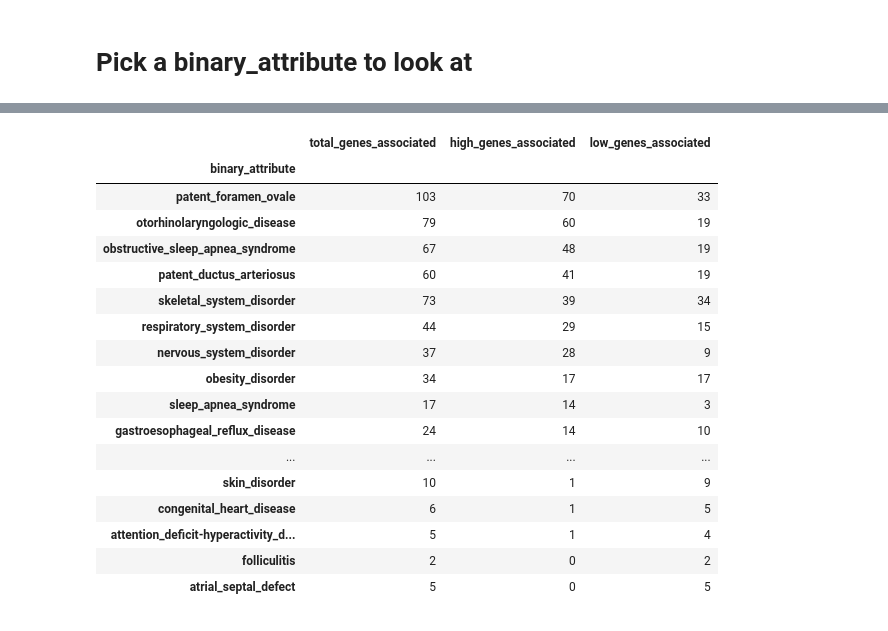
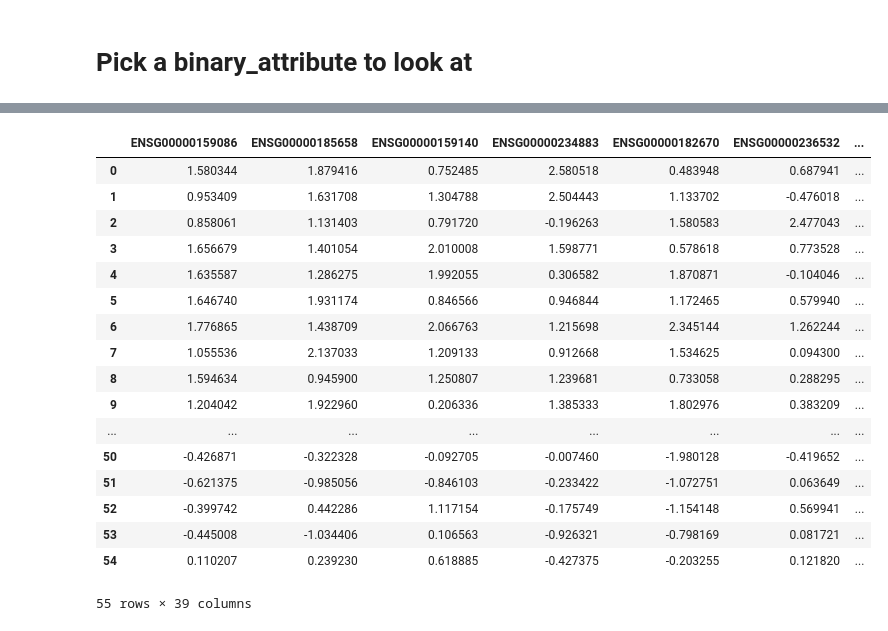
Before and after one commit to reza610/psea, a Jupyter notebook: notebook_example/one_comorbid_many_gene.ipynb, the cells around one changed output, grey strips where cells are left out. Cells and saved outputs as stored; diff of their text form; code cells hidden in the pictures.

```diff
--- a/notebook_example/one_comorbid_many_gene.ipynb
+++ b/notebook_example/one_comorbid_many_gene.ipynb
@@ -162,0 +22,5 @@ agene_df
+# %%
+#This brings in the normalized counts for all the individuals with Trisomy 21 in the Human Trisome Project. These are not the real count data but are similar to reall count data.
+#df=pd.read_csv('/content/drive/MyDrive/normcounts.csv')
+url_counts="https://media.githubusercontent.com/media/Dowell-Lab/psea/refs/heads/main/testdata/value_expression_large.csv"
+gene_exp_df=pd.read_csv(url_counts, index_col=0)
@@ -274,26 +74,43 @@ df_nona_threshold_names["high_get_disorder"] = df_nona_threshold_names["NES"]<0
-# %%
-#df.groupby('Company Name')['Amount'].agg(['sum','count'])
-n_genes_associated = df_nona_threshold_names.groupby('binary_attribute')["high_get_disorder"].agg(['count', 'sum'])
-n_genes_associated.columns = ["total_genes_associated", "high_genes_associated"]
-n_genes_associated = n_genes_associated.sort_values(["high_genes_associated"], ascending=False)
-n_genes_associated["low_genes_associated"] = n_genes_associated["total_genes_associated"]-n_genes_associated["high_genes_associated"]
-n_genes_associated
-# %% [output]
-|  | total_genes_associated | high_genes_associated | low_genes_associated |
-| binary_attribute |  |  |  |
-| patent_foramen_ovale | 103 | 70 | 33 |
-| otorhinolaryngologic_disease | 79 | 60 | 19 |
-| obstructive_sleep_apnea_syndrome | 67 | 48 | 19 |
-| patent_ductus_arteriosus | 60 | 41 | 19 |
-| skeletal_system_disorder | 73 | 39 | 34 |
-| respiratory_system_disorder | 44 | 29 | 15 |
-| nervous_system_disorder | 37 | 28 | 9 |
-| obesity_disorder | 34 | 17 | 17 |
-| sleep_apnea_syndrome | 17 | 14 | 3 |
-| gastroesophageal_reflux_disease | 24 | 14 | 10 |
-| ... | ... | ... | ... |
-| skin_disorder | 10 | 1 | 9 |
-| congenital_heart_disease | 6 | 1 | 5 |
-| attention_deficit-hyperactivity_d... | 5 | 1 | 4 |
-| folliculitis | 2 | 0 | 2 |
-| atrial_septal_defect | 5 | 0 | 5 |
+# %%
+#acondition = "constipation_disorder"
+#acondition = "strabismus"
+acondition="skeletal_system_disorder"
+genexpconditiondf = acomorbidanditsgenes(acondition,gene_exp_df, comorbid_df, df, genedf)
+zscore_genexpconditiondf = zscoregenes(acondition, genexpconditiondf)
+zscore_genexpconditiondf_high, zscore_genexpconditiondf_low = splitdf_high_low_genes(zscore_genexpconditiondf, acondition, df)
+lookatdf = zscore_genexpconditiondf_high
+# %%
+from sklearn import cluster
+data = lookatdf.drop(columns = ["Patient", acondition])
+k_means = cluster.KMeans(n_clusters=5, max_iter=50, random_state=1)
+k_means.fit(data)
+labels = k_means.labels_
+whichcluster = pd.DataFrame(labels, index=lookatdf.Patient, columns=['Cluster_ID'])
+whichcluster.reset_index(inplace=True)
+lookatdf = lookatdf.merge(whichcluster, on="Patient")
+lookatdf = lookatdf.sort_values(["Cluster_ID"])
+lookatdf = lookatdf.drop(columns=["Cluster_ID"])
+wco, woco = splitpeoplewithandwithout(acondition, lookatdf)
+# %%
+wco.reset_index(inplace=True, drop=True)
+# %%
+wco
+# %% [output]
+|  | ENSG00000159086 | ENSG00000185658 | ENSG00000159140 | ENSG00000234883 | ENSG00000182670 | ENSG00000236532 | ... |
+| 0 | 1.580344 | 1.879416 | 0.752485 | 2.580518 | 0.483948 | 0.687941 | ... |
+| 1 | 0.953409 | 1.631708 | 1.304788 | 2.504443 | 1.133702 | -0.476018 | ... |
+| 2 | 0.858061 | 1.131403 | 0.791720 | -0.196263 | 1.580583 | 2.477043 | ... |
+| 3 | 1.656679 | 1.401054 | 2.010008 | 1.598771 | 0.578618 | 0.773528 | ... |
+| 4 | 1.635587 | 1.286275 | 1.992055 | 0.306582 | 1.870871 | -0.104046 | ... |
+| 5 | 1.646740 | 1.931174 | 0.846566 | 0.946844 | 1.172465 | 0.579940 | ... |
+| 6 | 1.776865 | 1.438709 | 2.066763 | 1.215698 | 2.345144 | 1.262244 | ... |
+| 7 | 1.055536 | 2.137033 | 1.209133 | 0.912668 | 1.534625 | 0.094300 | ... |
+| 8 | 1.594634 | 0.945900 | 1.250807 | 1.239681 | 0.733058 | 0.288295 | ... |
+| 9 | 1.204042 | 1.922960 | 0.206336 | 1.385333 | 1.802976 | 0.383209 | ... |
+| ... | ... | ... | ... | ... | ... | ... | ... |
+| 50 | -0.426871 | -0.322328 | -0.092705 | -0.007460 | -1.980128 | -0.419652 | ... |
+| 51 | -0.621375 | -0.985056 | -0.846103 | -0.233422 | -1.072751 | 0.063649 | ... |
+| 52 | -0.399742 | 0.442286 | 1.117154 | -0.175749 | -1.154148 | 0.569941 | ... |
+| 53 | -0.445008 | -1.034406 | 0.106563 | -0.926321 | -0.798169 | 0.081721 | ... |
+| 54 | 0.110207 | 0.239230 | 0.618885 | -0.427375 | -0.203255 | 0.121820 | ... |
+55 rows × 39 columns
```
Also changed, not shown: parts of 30 cells of this notebook.
